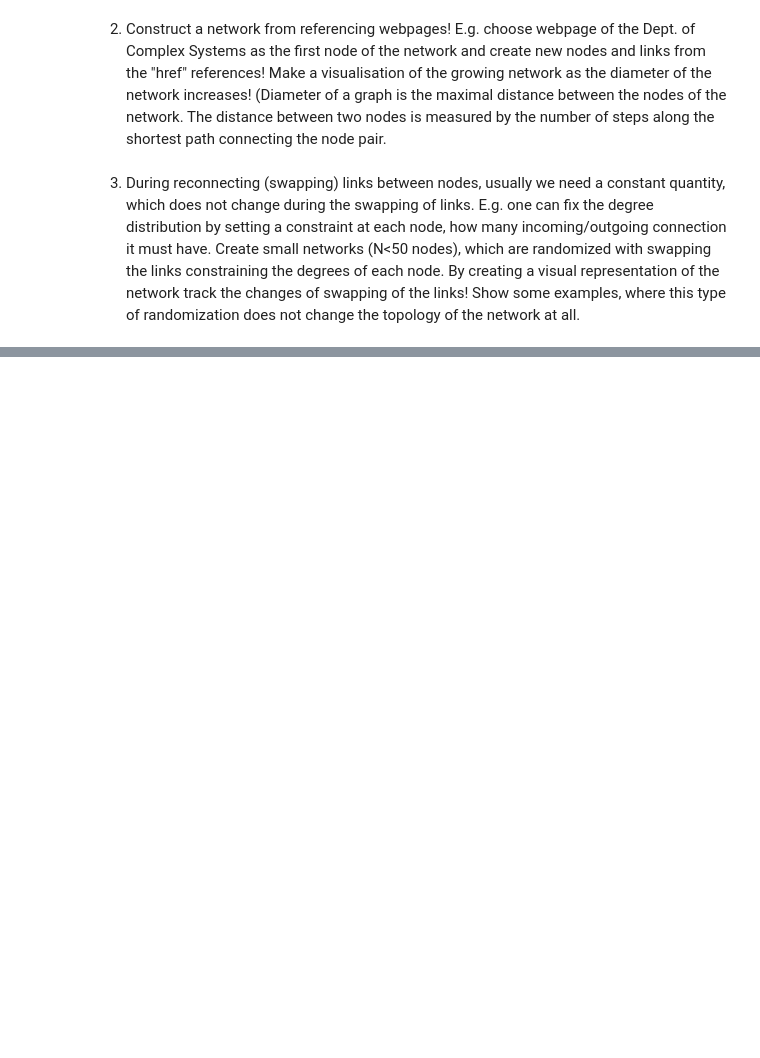
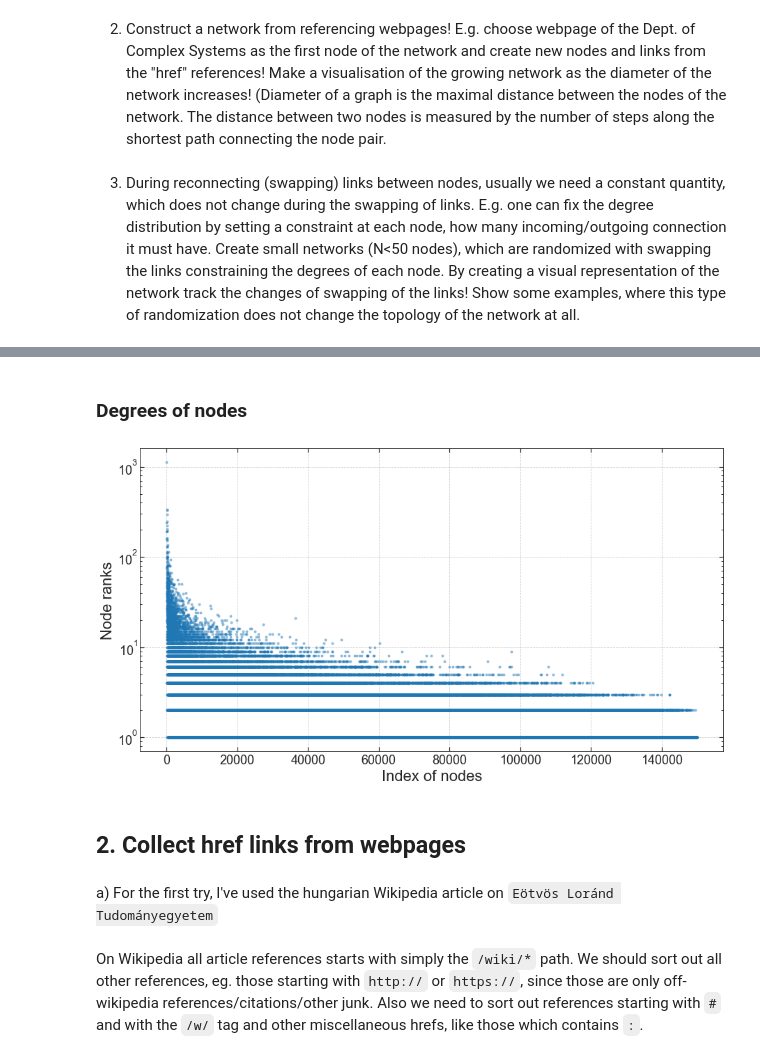
Before and after one commit to masterdesky/ELTE-data-exploration-2020, a Jupyter notebook: Lecture 8/worksheet.ipynb, the cells around one changed output, grey strips where cells are left out. Drawn from its saved outputs; the diff is of its cells as text; code cells hidden in the pictures; blank space fills up the shorter version.

```diff
--- a/Lecture 8/worksheet.ipynb
+++ b/Lecture 8/worksheet.ipynb
@@ -9,0 +107,29 @@ Once the network is ready, gradually swap edges between nodes and track the chan
+# %% [markdown]
+### Degrees of nodes
+# %%
+nrows = 1
+ncols = 1
+fig, axes = plt.subplots(nrows=nrows, ncols=ncols, figsize=(ncols*15, nrows*8))
+
+axislabelsize = 22
+axisticksize = 18
+radius = 3
+
+axes.scatter(range(int(n)), degree_values,
+             s=radius**2, alpha=0.4)
+
+# Using log y-axis for a better view
+#axes.set_xscale('log')
+axes.set_yscale('log')
+
+axes.set_xlabel('Index of nodes', fontsize=axislabelsize)
+axes.set_ylabel('Node ranks', fontsize=axislabelsize)
+axes.tick_params(axis='both', which='major', labelsize=axisticksize)
+
+plt.show()
+# %% [output]
+[figure, added]
+# %% [markdown]
+## 2. Collect href links from webpages
+# %% [markdown]
+a) For the first try, I've used the hungarian Wikipedia article on `Eötvös Loránd Tudományegyetem`
@@ -9,0 +143,2 @@ Once the network is ready, gradually swap edges between nodes and track the chan
+# %% [markdown]
+On Wikipedia all article references starts with simply the `/wiki/*` path. We should sort out all other references, eg. those starting with `http://` or `https://`, since those are only off-wikipedia references/citations/other junk. Also we need to sort out references starting with `#` and with the `/w/` tag and other miscellaneous hrefs, like those which contains `:`.
```
Also changed, not shown: parts of 23 cells of this notebook, 11 other files.
